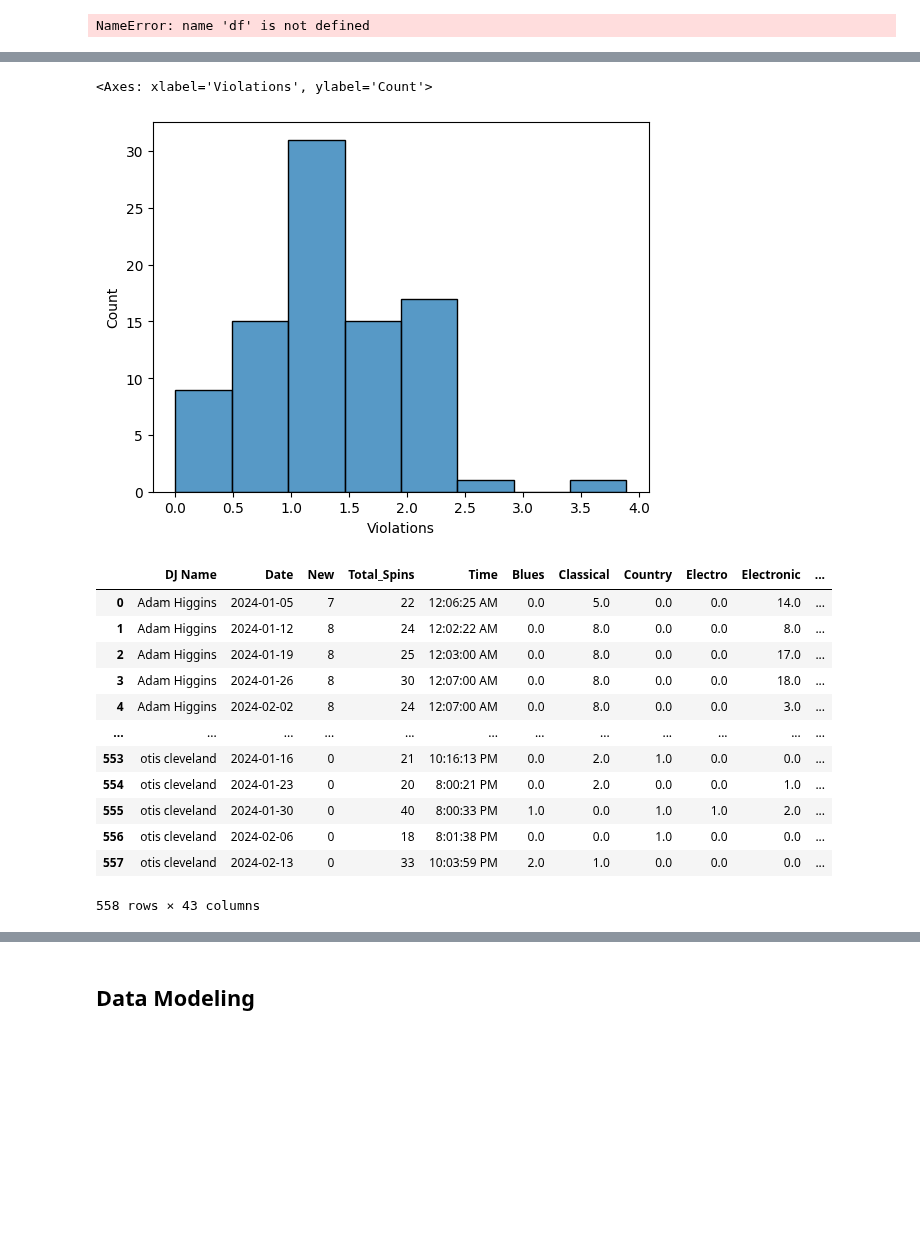
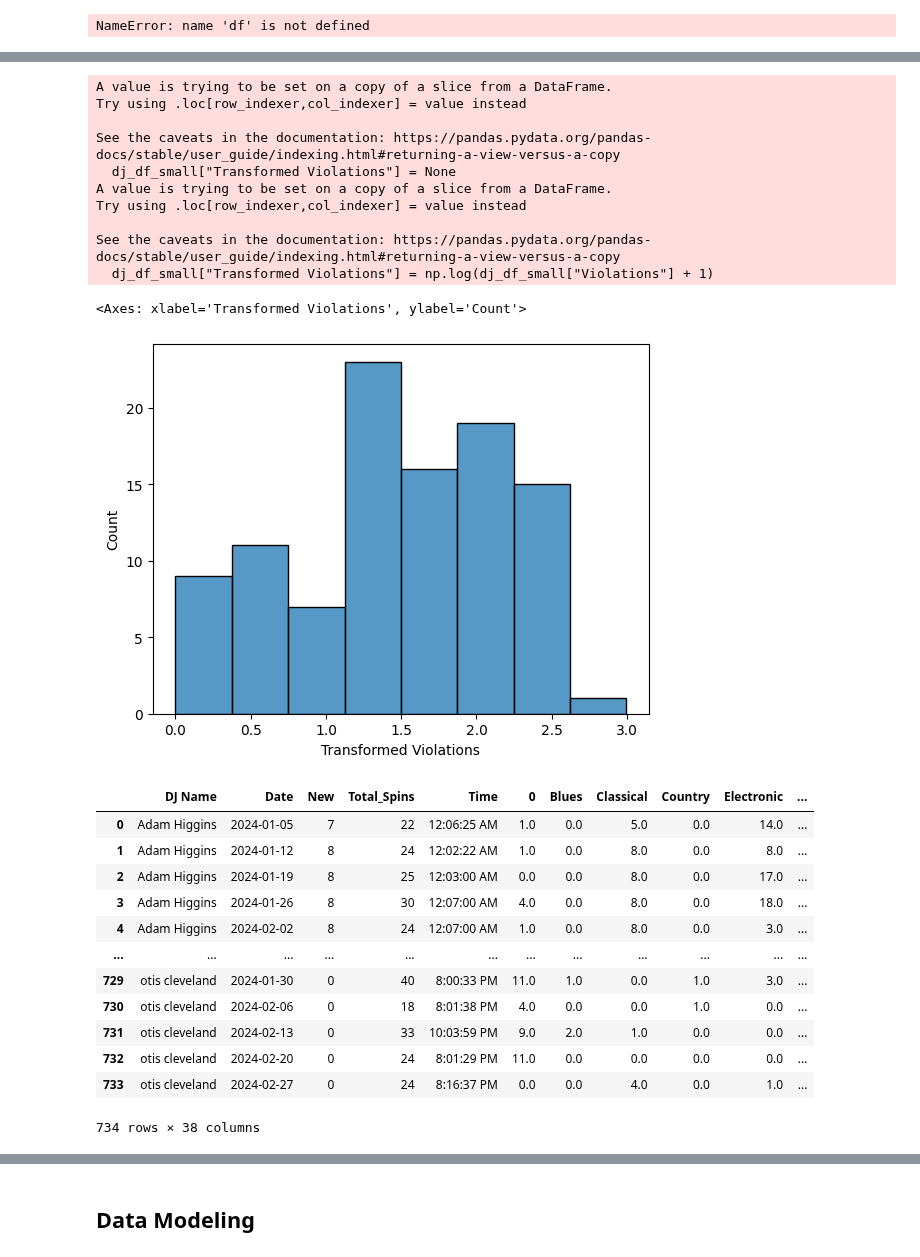
Before and after one commit to zhayes42/CS3870-WRUV, a Jupyter notebook: main.ipynb, the cells around one changed output, grey strips where cells are left out. Saved outputs shown, nothing was run; the diff lists cells and outputs as text; code cells hidden in the pictures; blank space fills up the shorter version.

```diff
--- a/main.ipynb
+++ b/main.ipynb
@@ -94,7 +80,7 @@ def artist_billboard(artist_name):
 # Define smaller data set for linear regression (for now)
 slices = []
 # slices are of size 100 due to Spotify constraints, currently 0 - 110 (ever growing)
-for i in range(162):
+for i in range(209):
     slices.append(pd.read_csv(f'slices/slice{i}.csv'))
 small = pd.concat(slices, axis=0)
 small["Date"] = pd.to_datetime(small["Date"])
@@ -421,9 +404,21 @@ sns.histplot((dj_df_small["Violations"]))
 # %%
-sns.histplot(np.log(dj_df_small["Violations"]))
+dj_df_small["Transformed Violations"] = None
+dj_df_small["Transformed Violations"] = np.log(dj_df_small["Violations"] + 1)
+sns.histplot(dj_df_small["Transformed Violations"])
 #shapiro(np.log(dj_df_small["Violations"]))
 # %% [output]
-<Axes: xlabel='Violations', ylabel='Count'>
+A value is trying to be set on a copy of a slice from a DataFrame.
+Try using .loc[row_indexer,col_indexer] = value instead
+
+See the caveats in the documentation: https://pandas.pydata.org/pandas-docs/stable/user_guide/indexing.html#returning-a-view-versus-a-copy
+  dj_df_small["Transformed Violations"] = None
+A value is trying to be set on a copy of a slice from a DataFrame.
+Try using .loc[row_indexer,col_indexer] = value instead
+
+See the caveats in the documentation: https://pandas.pydata.org/pandas-docs/stable/user_guide/indexing.html#returning-a-view-versus-a-copy
+  dj_df_small["Transformed Violations"] = np.log(dj_df_small["Violations"] + 1)
+<Axes: xlabel='Transformed Violations', ylabel='Count'>
-[figure, old version]
+[figure, new version]
 # %%
 def spins_to_shows(spin_df: pd.DataFrame):
     """
@@ -470,21 +465,21 @@ def spins_to_shows(spin_df: pd.DataFrame):
     return dj_df
 
 
-small_djs = spins_to_shows(small)
-small_djs.fillna(0, inplace= True)
-small_djs
+show_df = spins_to_shows(small)
+show_df.fillna(0, inplace= True)
+show_df
 # %% [output]
-|  | DJ Name | Date | New | Total_Spins | Time | Blues | Classical | Country | Electro | Electronic | ... |
-| 0 | Adam Higgins | 2024-01-05 | 7 | 22 | 12:06:25 AM | 0.0 | 5.0 | 0.0 | 0.0 | 14.0 | ... |
-| 1 | Adam Higgins | 2024-01-12 | 8 | 24 | 12:02:22 AM | 0.0 | 8.0 | 0.0 | 0.0 | 8.0 | ... |
-| 2 | Adam Higgins | 2024-01-19 | 8 | 25 | 12:03:00 AM | 0.0 | 8.0 | 0.0 | 0.0 | 17.0 | ... |
-| 3 | Adam Higgins | 2024-01-26 | 8 | 30 | 12:07:00 AM | 0.0 | 8.0 | 0.0 | 0.0 | 18.0 | ... |
-| 4 | Adam Higgins | 2024-02-02 | 8 | 24 | 12:07:00 AM | 0.0 | 8.0 | 0.0 | 0.0 | 3.0 | ... |
+|  | DJ Name | Date | New | Total_Spins | Time | 0 | Blues | Classical | Country | Electronic | ... |
+| 0 | Adam Higgins | 2024-01-05 | 7 | 22 | 12:06:25 AM | 1.0 | 0.0 | 5.0 | 0.0 | 14.0 | ... |
+| 1 | Adam Higgins | 2024-01-12 | 8 | 24 | 12:02:22 AM | 1.0 | 0.0 | 8.0 | 0.0 | 8.0 | ... |
+| 2 | Adam Higgins | 2024-01-19 | 8 | 25 | 12:03:00 AM | 0.0 | 0.0 | 8.0 | 0.0 | 17.0 | ... |
+| 3 | Adam Higgins | 2024-01-26 | 8 | 30 | 12:07:00 AM | 4.0 | 0.0 | 8.0 | 0.0 | 18.0 | ... |
+| 4 | Adam Higgins | 2024-02-02 | 8 | 24 | 12:07:00 AM | 1.0 | 0.0 | 8.0 | 0.0 | 3.0 | ... |
 | ... | ... | ... | ... | ... | ... | ... | ... | ... | ... | ... | ... |
-| 553 | otis cleveland | 2024-01-16 | 0 | 21 | 10:16:13 PM | 0.0 | 2.0 | 1.0 | 0.0 | 0.0 | ... |
-| 554 | otis cleveland | 2024-01-23 | 0 | 20 | 8:00:21 PM | 0.0 | 2.0 | 0.0 | 0.0 | 1.0 | ... |
-| 555 | otis cleveland | 2024-01-30 | 0 | 40 | 8:00:33 PM | 1.0 | 0.0 | 1.0 | 1.0 | 2.0 | ... |
-| 556 | otis cleveland | 2024-02-06 | 0 | 18 | 8:01:38 PM | 0.0 | 0.0 | 1.0 | 0.0 | 0.0 | ... |
-| 557 | otis cleveland | 2024-02-13 | 0 | 33 | 10:03:59 PM | 2.0 | 1.0 | 0.0 | 0.0 | 0.0 | ... |
+| 729 | otis cleveland | 2024-01-30 | 0 | 40 | 8:00:33 PM | 11.0 | 1.0 | 0.0 | 1.0 | 3.0 | ... |
+| 730 | otis cleveland | 2024-02-06 | 0 | 18 | 8:01:38 PM | 4.0 | 0.0 | 0.0 | 1.0 | 0.0 | ... |
+| 731 | otis cleveland | 2024-02-13 | 0 | 33 | 10:03:59 PM | 9.0 | 2.0 | 1.0 | 0.0 | 0.0 | ... |
+| 732 | otis cleveland | 2024-02-20 | 0 | 24 | 8:01:29 PM | 11.0 | 0.0 | 0.0 | 0.0 | 0.0 | ... |
+| 733 | otis cleveland | 2024-02-27 | 0 | 24 | 8:16:37 PM | 0.0 | 0.0 | 4.0 | 0.0 | 1.0 | ... |
-558 rows × 43 columns
+734 rows × 38 columns
 # %%
```
Also changed, not shown: parts of 34 cells of this notebook.
